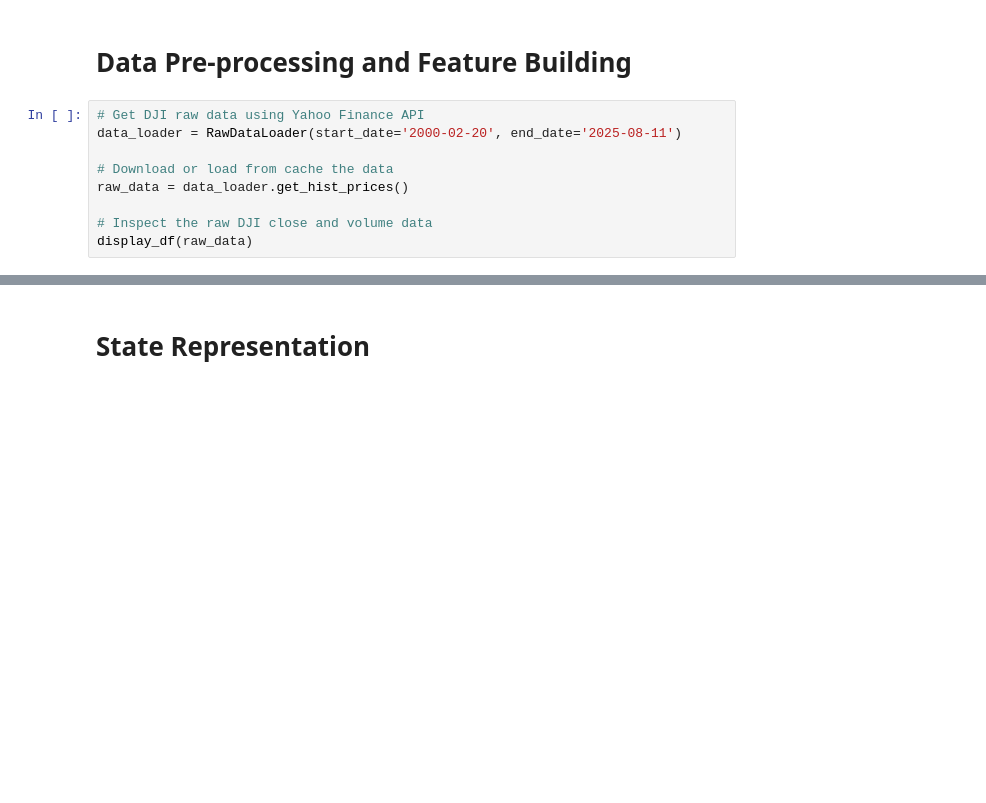
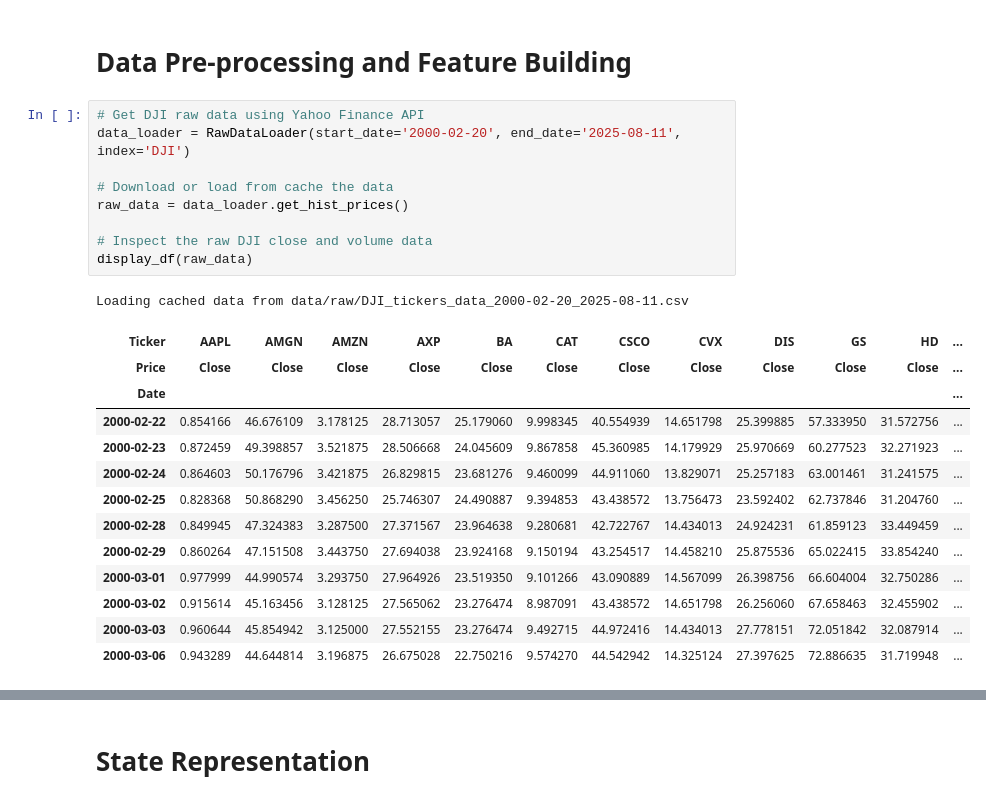
Before and after one commit to shh1v/ReinforceTrader, a Jupyter notebook: ReinforceTrader.ipynb, the cells around one changed output, grey strips where cells are left out. Drawn from its saved outputs; the diff is of its cells as text; blank space fills up the shorter version.

```diff
--- a/ReinforceTrader.ipynb
+++ b/ReinforceTrader.ipynb
@@ -22,13 +59,28 @@ To enable the following instructions: AVX2 FMA, in other operations, rebuild Ten
 # Data Pre-processing and Feature Building
 # %%
 # Get DJI raw data using Yahoo Finance API
-data_loader = RawDataLoader(start_date='2000-02-20', end_date='2025-08-11')
+data_loader = RawDataLoader(start_date='2000-02-20', end_date='2025-08-11', index='DJI')
 
 # Download or load from cache the data
 raw_data = data_loader.get_hist_prices()
 
 # Inspect the raw DJI close and volume data
 display_df(raw_data)
+# %% [output]
+Loading cached data from data/raw/DJI_tickers_data_2000-02-20_2025-08-11.csv
+| Ticker | AAPL | AMGN | AMZN | AXP | BA | CAT | CSCO | CVX | DIS | GS | HD | ... |
+| Price | Close | Close | Close | Close | Close | Close | Close | Close | Close | Close | Close | ... |
+| Date |  |  |  |  |  |  |  |  |  |  |  | ... |
+| 2000-02-22 | 0.854166 | 46.676109 | 3.178125 | 28.713057 | 25.179060 | 9.998345 | 40.554939 | 14.651798 | 25.399885 | 57.333950 | 31.572756 | ... |
+| 2000-02-23 | 0.872459 | 49.398857 | 3.521875 | 28.506668 | 24.045609 | 9.867858 | 45.360985 | 14.179929 | 25.970669 | 60.277523 | 32.271923 | ... |
+| 2000-02-24 | 0.864603 | 50.176796 | 3.421875 | 26.829815 | 23.681276 | 9.460099 | 44.911060 | 13.829071 | 25.257183 | 63.001461 | 31.241575 | ... |
+| 2000-02-25 | 0.828368 | 50.868290 | 3.456250 | 25.746307 | 24.490887 | 9.394853 | 43.438572 | 13.756473 | 23.592402 | 62.737846 | 31.204760 | ... |
+| 2000-02-28 | 0.849945 | 47.324383 | 3.287500 | 27.371567 | 23.964638 | 9.280681 | 42.722767 | 14.434013 | 24.924231 | 61.859123 | 33.449459 | ... |
+| 2000-02-29 | 0.860264 | 47.151508 | 3.443750 | 27.694038 | 23.924168 | 9.150194 | 43.254517 | 14.458210 | 25.875536 | 65.022415 | 33.854240 | ... |
+| 2000-03-01 | 0.977999 | 44.990574 | 3.293750 | 27.964926 | 23.519350 | 9.101266 | 43.090889 | 14.567099 | 26.398756 | 66.604004 | 32.750286 | ... |
+| 2000-03-02 | 0.915614 | 45.163456 | 3.128125 | 27.565062 | 23.276474 | 8.987091 | 43.438572 | 14.651798 | 26.256060 | 67.658463 | 32.455902 | ... |
+| 2000-03-03 | 0.960644 | 45.854942 | 3.125000 | 27.552155 | 23.276474 | 9.492715 | 44.972416 | 14.434013 | 27.778151 | 72.051842 | 32.087914 | ... |
+| 2000-03-06 | 0.943289 | 44.644814 | 3.196875 | 26.675028 | 22.750216 | 9.574270 | 44.542942 | 14.325124 | 27.397625 | 72.886635 | 31.719948 | ... |
 # %%
 # Instantiate Feature Builder to Build relevant features for state space
 feature_builder = FeatureBuilder(hist_prices=raw_data)
```
Also changed, not shown: parts of 12 cells of this notebook.
